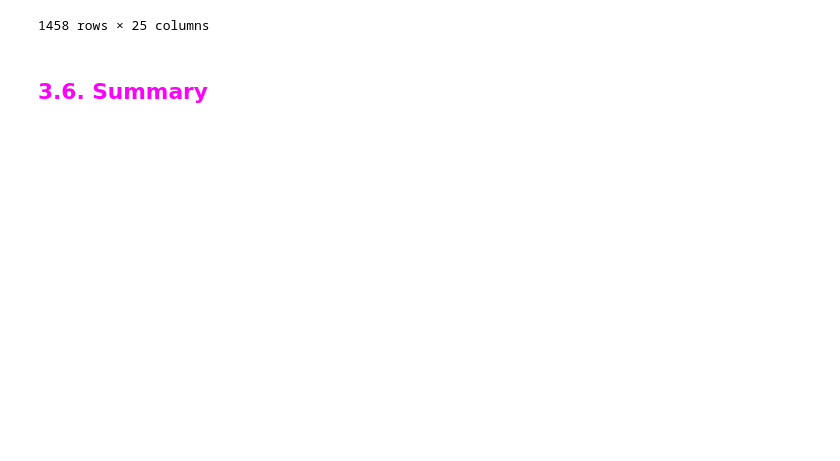
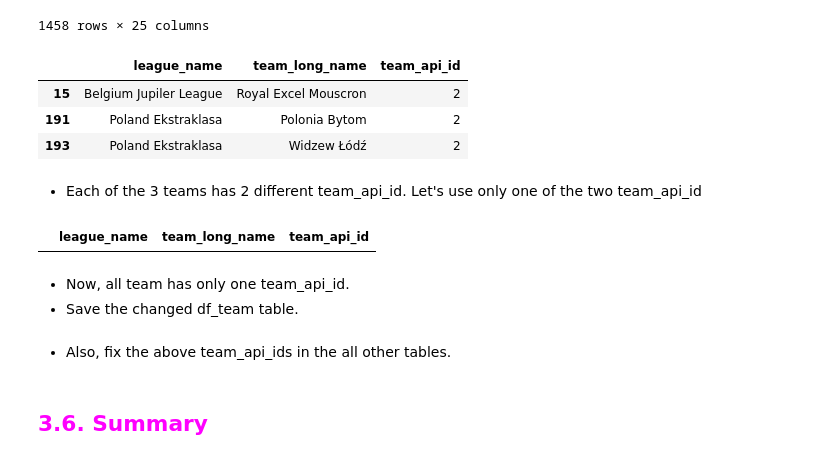
Before and after one commit to JunWoo-data/european_soccer_match_prediction, a Jupyter notebook: src/1.load_and_prepare_data.ipynb, the cells around one changed output. Cells and saved outputs as stored; diff of their text form; code cells hidden in the pictures; blank space fills up the shorter version.

Commit message:
fix team_api_id

```diff
--- a/src/1.load_and_prepare_data.ipynb
+++ b/src/1.load_and_prepare_data.ipynb
@@ -1425,3 +1425,13 @@ df_team
 | 1456 | 10000 | SV Zulte-Waregem | Belgium Jupiler League | 2014-09-19 | 54 | Balanced | ... |
 | 1457 | 10000 | SV Zulte-Waregem | Belgium Jupiler League | 2015-09-10 | 54 | Balanced | ... |
 1458 rows × 25 columns
+# %%
+team_api_id_grouped_count = df_team.groupby(["league_name", "team_long_name"]).team_api_id.nunique().reset_index()
+team_api_id_grouped_count[team_api_id_grouped_count.team_api_id != 1]
+# %% [output]
+|  | league_name | team_long_name | team_api_id |
+| 15 | Belgium Jupiler League | Royal Excel Mouscron | 2 |
+| 191 | Poland Ekstraklasa | Polonia Bytom | 2 |
+| 193 | Poland Ekstraklasa | Widzew Łódź | 2 |
+# %% [markdown]
+- Each of the 3 teams has 2 different team_api_id. Let's use only one of the two team_api_id
@@ -1428,2 +1444,12 @@ df_team
+# %%
+team_api_id_grouped_count = df_team.groupby(["league_name", "team_long_name"]).team_api_id.nunique().reset_index()
+team_api_id_grouped_count[team_api_id_grouped_count.team_api_id != 1]
+# %% [output]
+|  | league_name | team_long_name | team_api_id |
+# %% [markdown]
+- Now, all team has only one team_api_id.
+- Save the changed df_team table.
 # %%
 df_team.to_csv("../data/df_team.csv", index = False)
+# %% [markdown]
+- Also, fix the above team_api_ids in the all other tables.
```
Also changed, not shown: parts of 6 cells of this notebook.
